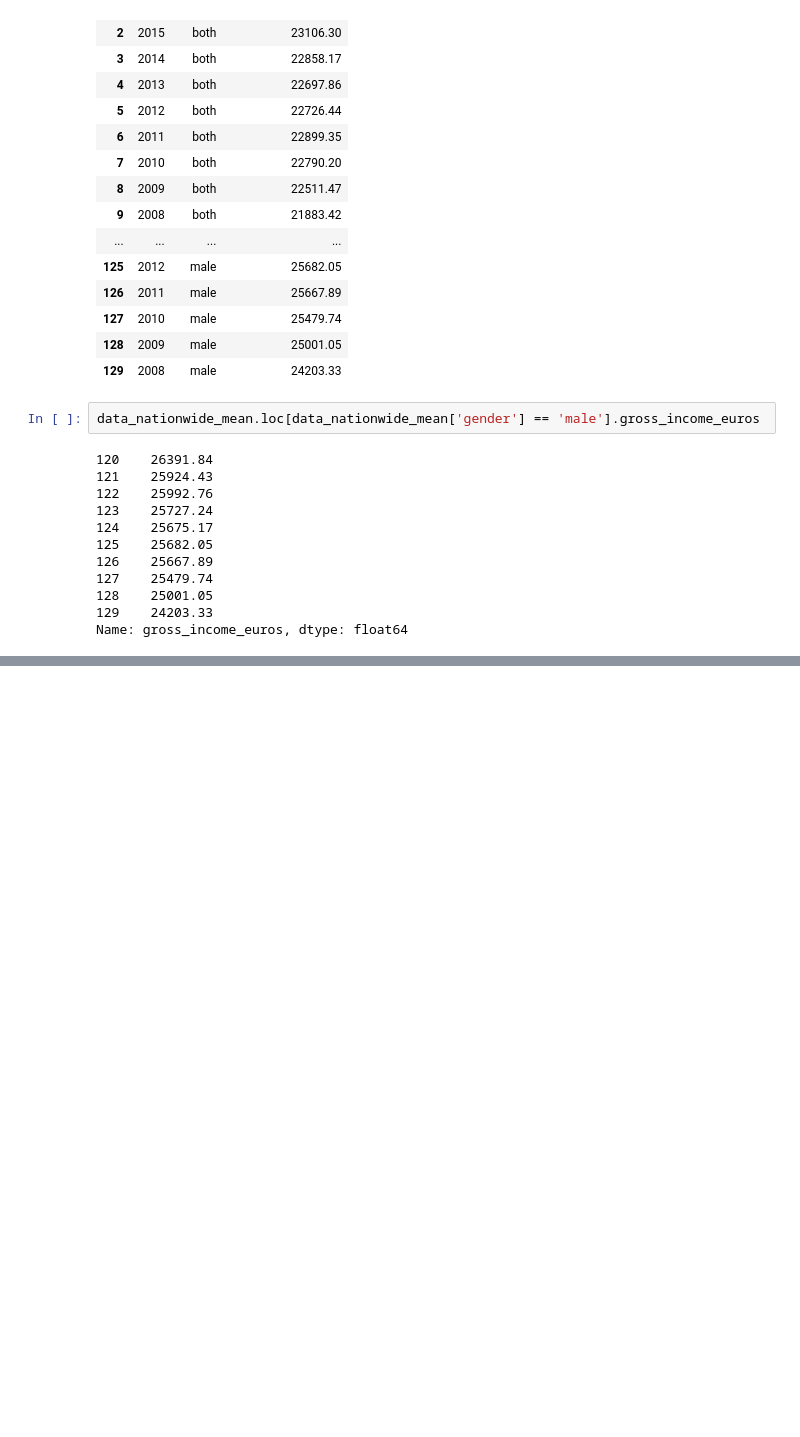
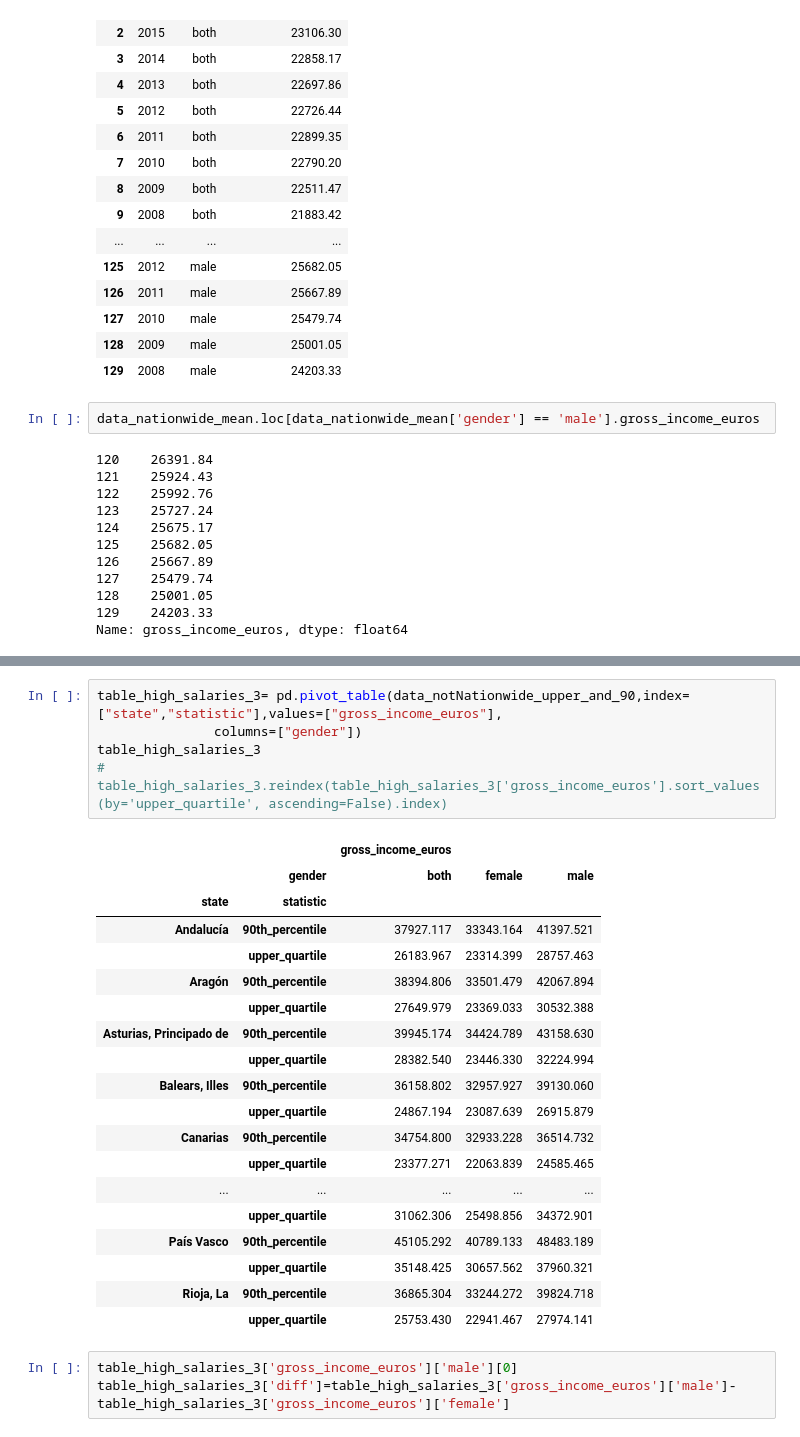
Before and after one commit to JulioPerez-ML/Udacity_first_project, a Jupyter notebook: Project_1_udacity.ipynb, the cells around one changed output, grey strips where cells are left out. Cells and saved outputs as stored; diff of their text form; blank space fills up the shorter version.

```diff
--- a/Project_1_udacity.ipynb
+++ b/Project_1_udacity.ipynb
@@ -161,0 +288,28 @@ plt.show()
+# %%
+table_high_salaries_3= pd.pivot_table(data_notNationwide_upper_and_90,index=["state","statistic"],values=["gross_income_euros"],
+               columns=["gender"])
+table_high_salaries_3
+# table_high_salaries_3.reindex(table_high_salaries_3['gross_income_euros'].sort_values(by='upper_quartile', ascending=False).index)
+# %% [output]
+|  |  | gross_income_euros |  |  |
+|  | gender | both | female | male |
+| state | statistic |  |  |  |
+| Andalucía | 90th_percentile | 37927.117 | 33343.164 | 41397.521 |
+|  | upper_quartile | 26183.967 | 23314.399 | 28757.463 |
+| Aragón | 90th_percentile | 38394.806 | 33501.479 | 42067.894 |
+|  | upper_quartile | 27649.979 | 23369.033 | 30532.388 |
+| Asturias, Principado de | 90th_percentile | 39945.174 | 34424.789 | 43158.630 |
+|  | upper_quartile | 28382.540 | 23446.330 | 32224.994 |
+| Balears, Illes | 90th_percentile | 36158.802 | 32957.927 | 39130.060 |
+|  | upper_quartile | 24867.194 | 23087.639 | 26915.879 |
+| Canarias | 90th_percentile | 34754.800 | 32933.228 | 36514.732 |
+|  | upper_quartile | 23377.271 | 22063.839 | 24585.465 |
+| ... | ... | ... | ... | ... |
+|  | upper_quartile | 31062.306 | 25498.856 | 34372.901 |
+| País Vasco | 90th_percentile | 45105.292 | 40789.133 | 48483.189 |
+|  | upper_quartile | 35148.425 | 30657.562 | 37960.321 |
+| Rioja, La | 90th_percentile | 36865.304 | 33244.272 | 39824.718 |
+|  | upper_quartile | 25753.430 | 22941.467 | 27974.141 |
+# %%
+table_high_salaries_3['gross_income_euros']['male'][0]
+table_high_salaries_3['diff']=table_high_salaries_3['gross_income_euros']['male']-table_high_salaries_3['gross_income_euros']['female']
```
Also changed, not shown: parts of 18 cells of this notebook.
